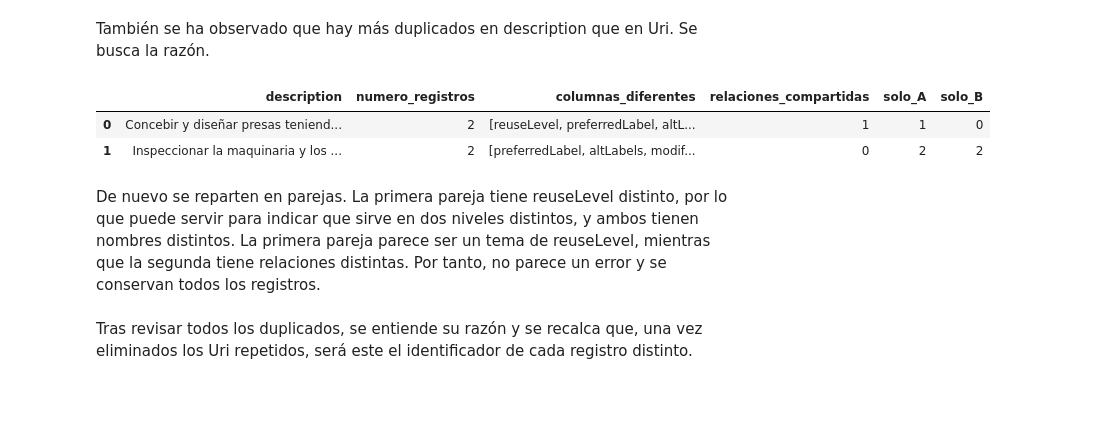
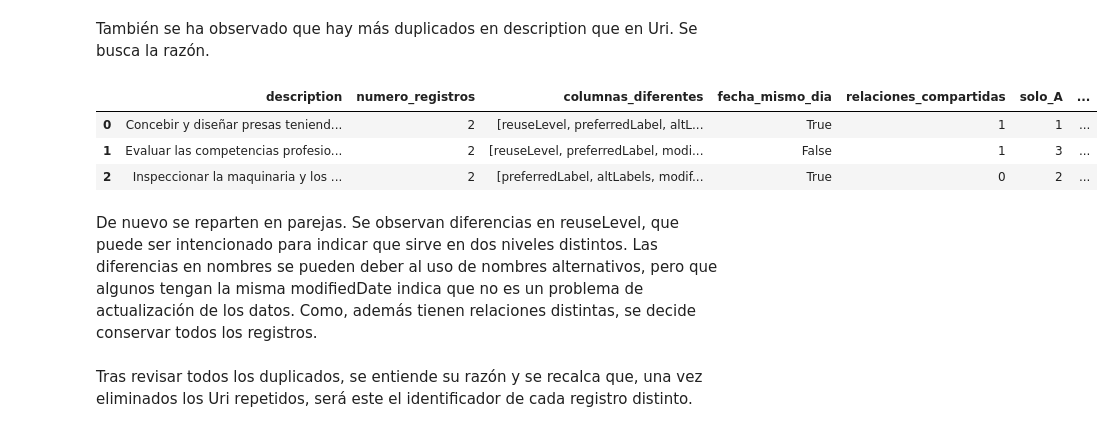
Before and after one commit to AlejandroAloVic/Proyecto-Grupal-Evolve, a Jupyter notebook: notebooks/01_eda_esco.ipynb, the cells around one changed output. Cells and saved outputs as stored; diff of their text form; code cells hidden in the pictures; blank space fills up the shorter version.

```diff
--- a/notebooks/01_eda_esco.ipynb
+++ b/notebooks/01_eda_esco.ipynb
@@ -553,0 +543,9 @@ Filas completamente duplicadas en occupation_skill_relations: 0
+# %%
+for nombre, df in datasets.items():
+    df_limpio = df.apply(
+        lambda columna: columna.map(
+            lambda valor: valor.strip() if isinstance(valor, str) else valor
+        )
+    )
+
+    print(f"\nFilas completamente duplicadas en {nombre}: {df_limpio.duplicated().sum()}")
@@ -787,11 +883,16 @@ for nombre, grupo in skills_labels_uri_distintas.groupby("preferredLabel"):
     solo_a = conjunto_a - conjunto_b
     solo_b = conjunto_b - conjunto_a
 
+    # Comprobar si modifiedDate es del mismo día aunque distinta hora
+    fechas = grupo["modifiedDate"].dropna().astype("string").str[:10]
+    fecha_mismo_dia = fechas.nunique() == 1 if not fechas.empty else pd.NA
+
     # Guardar resultados
     resultados.append({
         "preferredLabel": nombre,
         "numero_registros": len(grupo),
         "columnas_diferentes": columnas_diferentes,
+        "fecha_mismo_dia": fecha_mismo_dia,
         "relaciones_compartidas": len(compartidas),
         "solo_A": len(solo_a),
         "solo_B": len(solo_b)
@@ -827,29 +928,35 @@ Se encuentra que se repiten por pares, que al menos no siempre parece una actual
 # %% [markdown]
 También se ha observado que hay más duplicados en description que en Uri. Se busca la razón.
 # %%
-# 1. Identificar descriptions asociadas a más de una URI distinta
+# Limpiar espacios al principio y al final de las descripciones
+skills_limpio = skills.copy()
+skills_limpio["description"] = skills_limpio["description"].map(
+    lambda valor: valor.strip() if isinstance(valor, str) else valor
+)
+
+# Identificar descriptions asociadas a más de una URI distinta
 descripciones_uri_distintas = (
-    skills.groupby("description")["conceptUri"].nunique()
+    skills_limpio.groupby("description")["conceptUri"].nunique()
 )
 
 descripciones_uri_distintas = descripciones_uri_distintas[
     descripciones_uri_distintas > 1
 ].index
 
-# 2. Filtrar los registros correspondientes y evitar combinaciones repetidas
+# Filtrar los registros correspondientes y evitar combinaciones repetidas
 skills_descripciones_uri_distintas = (
-    skills[
-        skills["description"].isin(descripciones_uri_distintas)
+    skills_limpio[
+        skills_limpio["description"].isin(descripciones_uri_distintas)
     ]
     .drop_duplicates(subset=["description", "conceptUri"])
 )
 
-# 3. Preparar las relaciones entre ocupaciones y habilidades
+# Preparar las relaciones entre ocupaciones y habilidades
 relaciones = occupation_skill_relations[
     ["occupationUri", "skillUri", "relationType"]
 ].drop_duplicates()
 
-# 4. Agrupar las habilidades por description
+# Agrupar las habilidades por description
 resultados = []
 
 for descripcion, grupo in skills_descripciones_uri_distintas.groupby("description"):
@@ -862,7 +969,7 @@ for descripcion, grupo in skills_descripciones_uri_distintas.groupby("descriptio
 
     uri_a, uri_b = uris
 
-    # 5. Identificar las columnas diferentes
+    # Identificar las columnas diferentes
     columnas_comparar = [
         col for col in grupo.columns
         if col not in ["description", "conceptUri"]
@@ -873,7 +980,7 @@ for descripcion, grupo in skills_descripciones_uri_distintas.groupby("descriptio
         if grupo[col].nunique(dropna=False) > 1
     ]
 
-    # 6. Obtener las relaciones de cada habilidad
+    # Obtener las relaciones de cada habilidad
     relaciones_a = relaciones.loc[
         relaciones["skillUri"] == uri_a,
         ["occupationUri", "relationType"]
@@ -882,41 +989,47 @@ for descripcion, grupo in skills_descripciones_uri_distintas.groupby("descriptio
     relaciones_b = relaciones.loc[
         relaciones["skillUri"] == uri_b,
         ["occupationUri", "relationType"]
     ]
 
     # Crear conjuntos de relaciones (ocupación + tipo de relación)
     conjunto_a = set(map(tuple, relaciones_a.to_numpy()))
     conjunto_b = set(map(tuple, relaciones_b.to_numpy()))
 
-    # 7. Comparar las relaciones
+    # Comparar las relaciones
     compartidas = conjunto_a & conjunto_b
     solo_a = conjunto_a - conjunto_b
     solo_b = conjunto_b - conjunto_a
 
-    # 8. Guardar los resultados
+    # Comprobar si modifiedDate es del mismo día aunque distinta hora
+    fechas = grupo["modifiedDate"].dropna().astype("string").str[:10]
+    fecha_mismo_dia = fechas.nunique() == 1 if not fechas.empty else pd.NA
+
+    # Guardar los resultados
     resultados.append({
         "description": descripcion,
         "numero_registros": len(grupo),
         "columnas_diferentes": columnas_diferentes,
+        "fecha_mismo_dia": fecha_mismo_dia,
         "relaciones_compartidas": len(compartidas),
         "solo_A": len(solo_a),
         "solo_B": len(solo_b)
     })
 
-# 9. Crear la tabla final y ordenar alfabéticamente
+# Crear la tabla final y ordenar alfabéticamente
 resultado_final_descripciones = pd.DataFrame(resultados)
 
 resultado_final_descripciones = (
     resultado_final_descripciones.sort_values("description")
 )
 
-# 10. Mostrar una única tabla
+# Mostrar una única tabla
 display(resultado_final_descripciones)
 # %% [output]
-|  | description | numero_registros | columnas_diferentes | relaciones_compartidas | solo_A | solo_B |
-| 0 | Concebir y diseñar presas teniend... | 2 | [reuseLevel, preferredLabel, altL... | 1 | 1 | 0 |
-| 1 | Inspeccionar la maquinaria y los ... | 2 | [preferredLabel, altLabels, modif... | 0 | 2 | 2 |
+|  | description | numero_registros | columnas_diferentes | fecha_mismo_dia | relaciones_compartidas | solo_A | ... |
+| 0 | Concebir y diseñar presas teniend... | 2 | [reuseLevel, preferredLabel, altL... | True | 1 | 1 | ... |
+| 1 | Evaluar las competencias profesio... | 2 | [reuseLevel, preferredLabel, modi... | False | 1 | 3 | ... |
+| 2 | Inspeccionar la maquinaria y los ... | 2 | [preferredLabel, altLabels, modif... | True | 0 | 2 | ... |
 # %% [markdown]
-De nuevo se reparten en parejas. La primera pareja tiene reuseLevel distinto, por lo que puede servir para indicar que sirve en dos niveles distintos, y ambos tienen nombres distintos. La primera pareja parece ser un tema de reuseLevel, mientras que la segunda tiene relaciones distintas. Por tanto, no parece un error y se conservan todos los registros.
+De nuevo se reparten en parejas. Se observan diferencias en reuseLevel, que puede ser intencionado para indicar que sirve en dos niveles distintos. Las diferencias en nombres se pueden deber al uso de nombres alternativos, pero que algunos tengan la misma modifiedDate indica que no es un problema de actualización de los datos. Como, además tienen relaciones distintas, se decide conservar todos los registros.
 # %% [markdown]
 Tras revisar todos los duplicados, se entiende su razón y se recalca que, una vez eliminados los Uri repetidos, será este el identificador de cada registro distinto.
```
Also changed, not shown: parts of 18 cells of this notebook, 1 other file.
